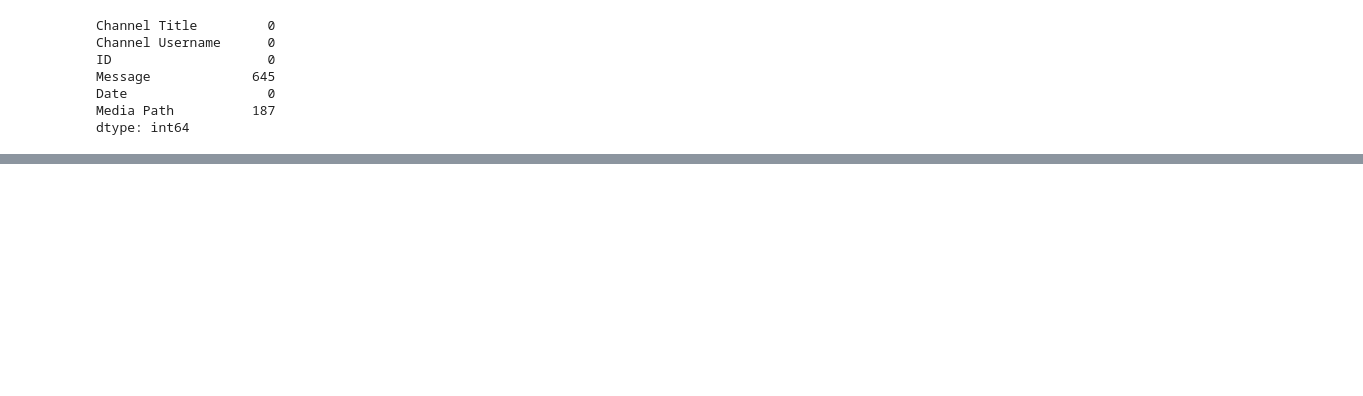
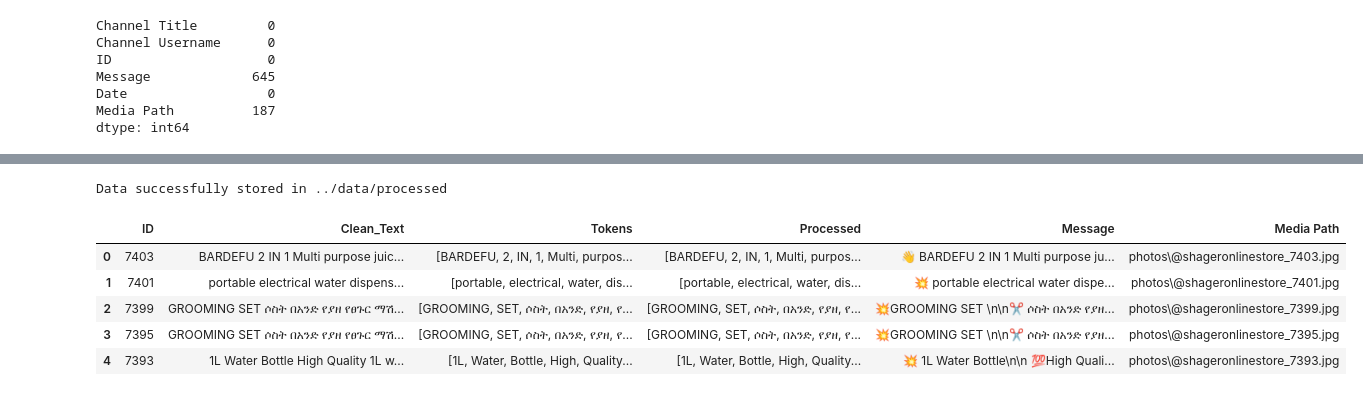
Before and after one commit to she-code/KAIM-WEEK-4, a Jupyter notebook: notebooks/task1.ipynb, the cells around one changed output, grey strips where cells are left out. Cells and saved outputs as stored; diff of their text form; code cells hidden in the pictures; blank space fills up the shorter version.

```diff
--- a/notebooks/task1.ipynb
+++ b/notebooks/task1.ipynb
@@ -118,0 +310,15 @@ dtype: int64
+# %%
+store_processed_data(processed_df, metadata)
+# %% [output]
+Data successfully stored in ../data/processed
+# %%
+# Load the saved parquet data
+parquet_df = pd.read_parquet('../data/processed/messages.parquet')
+parquet_df.head()
+# %% [output]
+|  | ID | Clean_Text | Tokens | Processed | Message | Media Path |
+| 0 | 7403 | BARDEFU 2 IN 1 Multi purpose juic... | [BARDEFU, 2, IN, 1, Multi, purpos... | [BARDEFU, 2, IN, 1, Multi, purpos... | 👋 BARDEFU 2 IN 1 Multi purpose ju... | photos\@shageronlinestore_7403.jpg |
+| 1 | 7401 | portable electrical water dispens... | [portable, electrical, water, dis... | [portable, electrical, water, dis... | 💥 portable electrical water dispe... | photos\@shageronlinestore_7401.jpg |
+| 2 | 7399 | GROOMING SET ሶስት በአንድ የያዘ የፀጉር ማሽ... | [GROOMING, SET, ሶስት, በአንድ, የያዘ, የ... | [GROOMING, SET, ሶስት, በአንድ, የያዘ, የ... | 💥GROOMING SET \n\n✂️ ሶስት በአንድ የያዘ... | photos\@shageronlinestore_7399.jpg |
+| 3 | 7395 | GROOMING SET ሶስት በአንድ የያዘ የፀጉር ማሽ... | [GROOMING, SET, ሶስት, በአንድ, የያዘ, የ... | [GROOMING, SET, ሶስት, በአንድ, የያዘ, የ... | 💥GROOMING SET \n\n✂️ ሶስት በአንድ የያዘ... | photos\@shageronlinestore_7395.jpg |
+| 4 | 7393 | 1L Water Bottle High Quality 1L w... | [1L, Water, Bottle, High, Quality... | [1L, Water, Bottle, High, Quality... | 💥 1L Water Bottle\n\n 💯High Quali... | photos\@shageronlinestore_7393.jpg |
```
Also changed, not shown: parts of 24 cells of this notebook, 4 other files.
